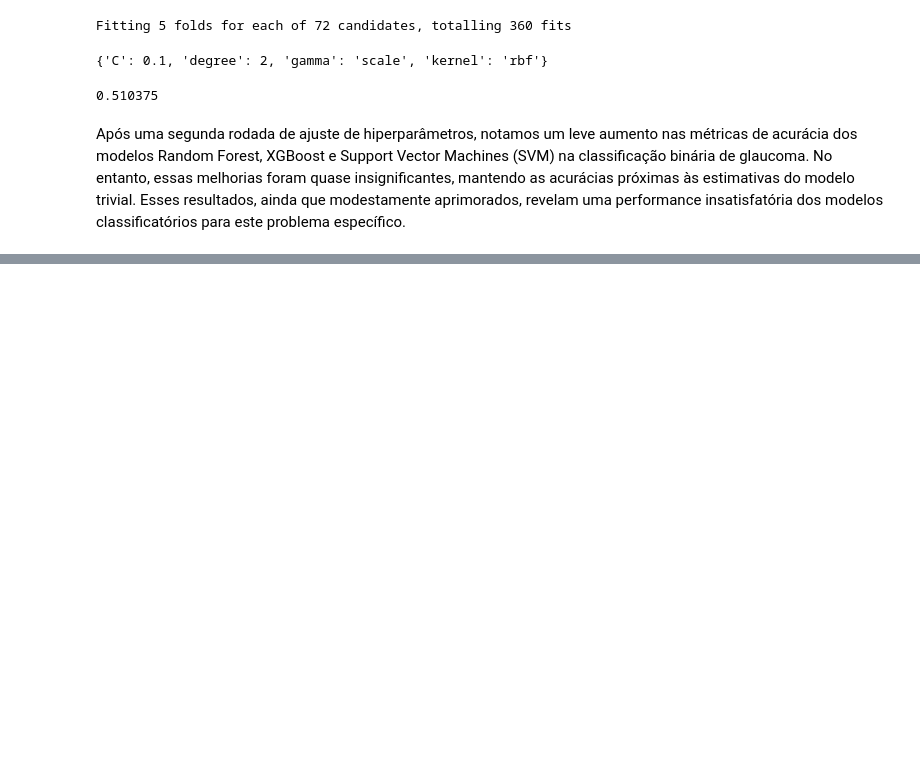
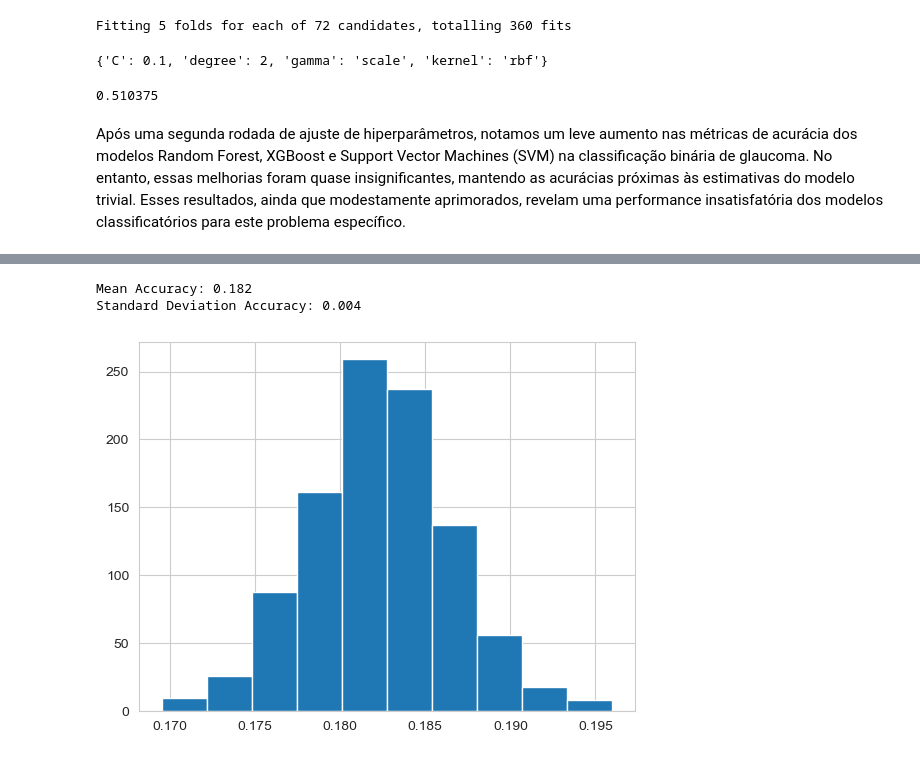
Before and after one commit to marlonsp/Projeto2_MachineLearning_23.2, a Jupyter notebook: notebooks/Projeto.ipynb, the cells around one changed output, grey strips where cells are left out. Cells and saved outputs as stored; diff of their text form; code cells hidden in the pictures; blank space fills up the shorter version.

```diff
--- a/notebooks/Projeto.ipynb
+++ b/notebooks/Projeto.ipynb
@@ -928,0 +1010,16 @@ Após uma segunda rodada de ajuste de hiperparâmetros, notamos um leve aumento
+# %%
+#Bootsrap usando o modelo SVM para a multiclasses
+model_svm = SVC(C=0.1, kernel='poly', degree=2, gamma='auto', random_state=RANDOM_SEED)
+model_svm.fit(X_train_preprocessed, y_train)
+
+# bootstrap predictions
+accuracy_svm = []
+n_iterations = 1000
+
+for i in range(n_iterations):
+    X_bs, y_bs = resample(X_train_preprocessed, y_train, replace=True)
+    # make predictions
+    y_hat = model_svm.predict(X_bs)
+    # evaluate model
+    score = accuracy_score(y_bs, y_hat)
+    accuracy_svm.append(score)
@@ -928,0 +1044,13 @@ Após uma segunda rodada de ajuste de hiperparâmetros, notamos um leve aumento
+# %%
+#Show metrics of bootstrap
+print('Mean Accuracy: {:.3f}'.format(np.mean(accuracy_svm)))
+print('Standard Deviation Accuracy: {:.3f}'.format(np.std(accuracy_svm)))
+# %% [output]
+Mean Accuracy: 0.182
+Standard Deviation Accuracy: 0.004
+# %%
+# plot scores
+plt.hist(accuracy_svm)
+plt.show()
+# %% [output]
+[figure, added]
```
Also changed, not shown: parts of 26 cells of this notebook.
